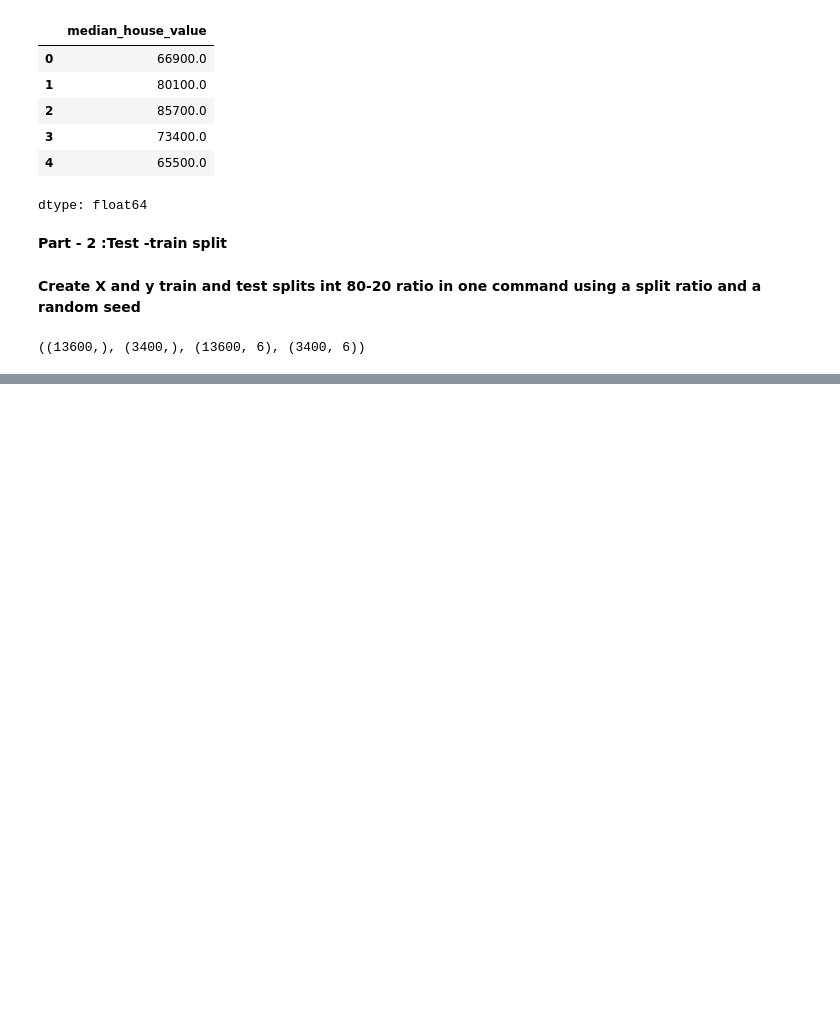
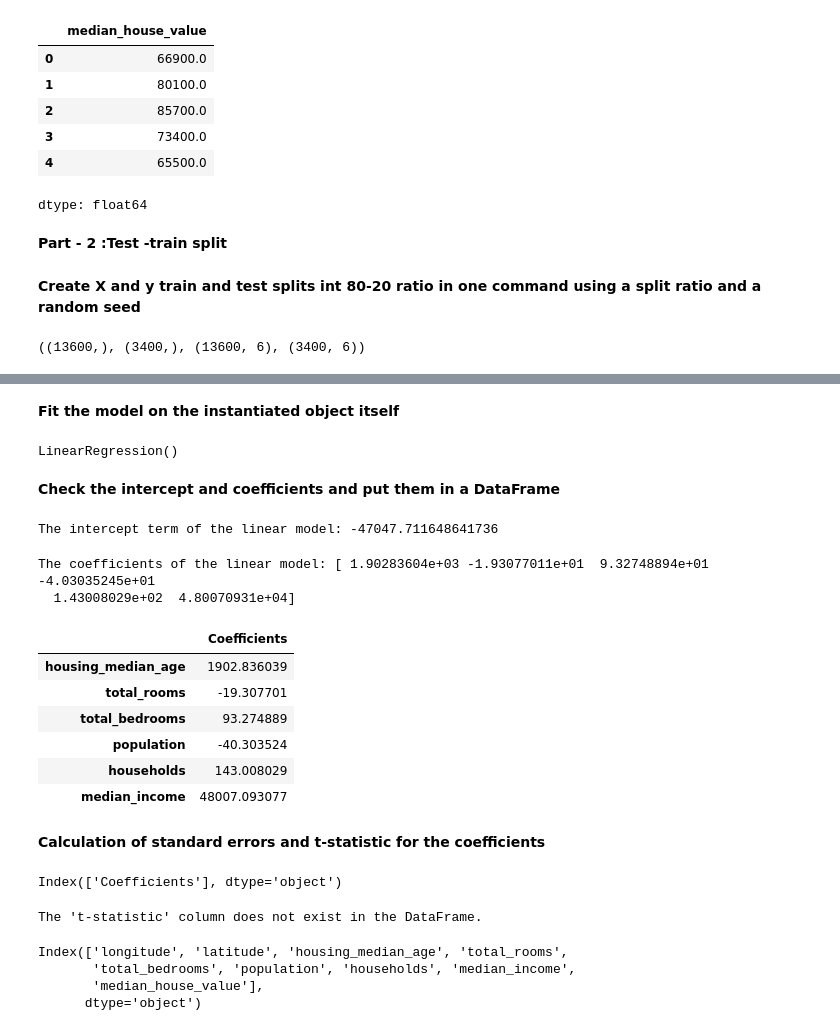
Before and after one commit to Trisha81/AIML-2025, a Jupyter notebook: LAB_04.ipynb, the cells around one changed output, grey strips where cells are left out. Saved outputs shown, nothing was run; the diff lists cells and outputs as text; code cells hidden in the pictures; blank space fills up the shorter version.

```diff
--- a/LAB_04.ipynb
+++ b/LAB_04.ipynb
@@ -207,0 +219,32 @@ y_train.shape, y_test.shape,X_train.shape, X_test.shape
+# %%
+lm= LinearRegression()
+# %% [markdown]
+**Fit the model on the instantiated object itself**
+# %%
+lm.fit(X_train,y_train)
+# %% [output]
+LinearRegression()
+# %% [markdown]
+**Check the intercept and coefficients and put them in a DataFrame**
+# %%
+print("The intercept term of the linear model:", lm.intercept_)
+# %% [output]
+The intercept term of the linear model: -47047.711648641736
+# %%
+print("The coefficients of the linear model:", lm.coef_)
+# %% [output]
+The coefficients of the linear model: [ 1.90283604e+03 -1.93077011e+01  9.32748894e+01 -4.03035245e+01
+  1.43008029e+02  4.80070931e+04]
+# %%
+cdf = pd.DataFrame(data=lm.coef_, index=X_train.columns, columns=["Coefficients"])
+cdf
+# %% [output]
+|  | Coefficients |
+| housing_median_age | 1902.836039 |
+| total_rooms | -19.307701 |
+| total_bedrooms | 93.274889 |
+| population | -40.303524 |
+| households | 143.008029 |
+| median_income | 48007.093077 |
+# %% [markdown]
+**Calculation of standard errors and t-statistic for the coefficients**
@@ -207,0 +264,19 @@ y_train.shape, y_test.shape,X_train.shape, X_test.shape
+# %%
+print(cdf.columns)
+# %% [output]
+Index(['Coefficients'], dtype='object')
+# %%
+if 't-statistic' in cdf.columns:
+    l = list(cdf.sort_values('t-statistic', ascending=False).index)
+    print(' > \n'.join(l))
+else:
+    print("The 't-statistic' column does not exist in the DataFrame.")
+# %% [output]
+The 't-statistic' column does not exist in the DataFrame.
+# %%
+print(df.columns)
+# %% [output]
+Index(['longitude', 'latitude', 'housing_median_age', 'total_rooms',
+       'total_bedrooms', 'population', 'households', 'median_income',
+       'median_house_value'],
+      dtype='object')
```
Also changed, not shown: parts of 6 cells of this notebook.
